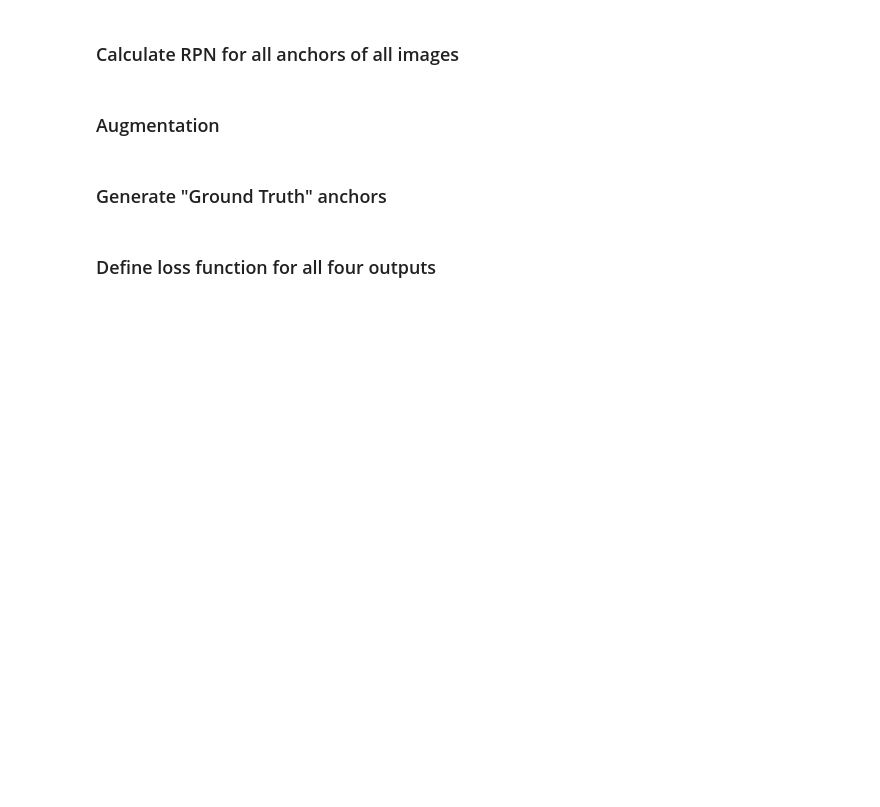
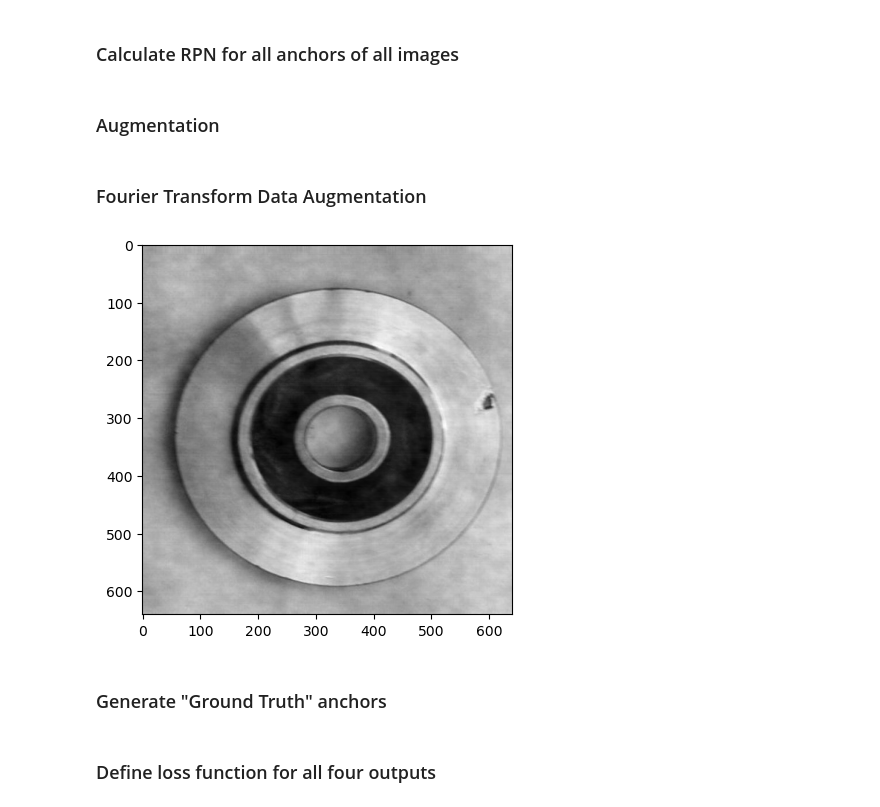
Before and after one commit to luizwritescode/frcnn, a Jupyter notebook: frcnn_train.ipynb, the cells around one changed output. Cells and saved outputs as stored; diff of their text form; code cells hidden in the pictures; blank space fills up the shorter version.

```diff
--- a/frcnn_train.ipynb
+++ b/frcnn_train.ipynb
@@ -778,6 +1072,58 @@ def augment(img_data, config, augment=True):
 	img_data_aug['width'] = img.shape[1]
 	img_data_aug['height'] = img.shape[0]
 	return img_data_aug, img
+# %% [markdown]
+### Fourier Transform Data Augmentation
+# %%
+
+
+def fourier_transform_augmentation(img, kind="phase"):
+	# Fourier Transform
+	fourier = fft2(img)
+
+	magnitude = np.sqrt(np.real(fourier)**2 + np.imag(fourier)**2)
+	phase = np.arctan2(np.imag(fourier), np.real(fourier))
+
+	if kind == "magnitude":
+		# Apply random noise to the magnitude
+
+		# Random noise
+		noise_factor = np.random.uniform(0,0.4)
+		noise = np.random.normal(loc=1.0, scale=noise_factor, size=magnitude.shape)
+
+		magnitude_noisy = magnitude * noise
+
+		ft_noisy = magnitude_noisy * np.exp(1j * phase)
+
+		# Inverse Fourier Transform
+		img_back = np.abs(ifft2(ft_noisy))
+
+		return img_back
+
+	elif kind == "phase":
+		# Apply random noise to the phase
+
+		# Random noise
+		noise_factor = np.random.uniform(-np.pi/4,np.pi/4)
+		noise = np.random.uniform(low=-noise_factor, high=noise_factor, size=phase.shape)
+
+		noisy_fourier = fourier * np.exp(1j * noise)
+
+		# Inverse Fourier Transform
+		img_back = np.abs(ifft2(noisy_fourier))
+
+		return img_back
+
+
+# Test the function
+# img = cv2.imread(all_data[49]['img_path'], cv2.IMREAD_GRAYSCALE)
+
+# img_back = fourier_transform_augmentation(img, kind="phase")
+
+# plt.imshow(img_back, cmap="gray")
+# plt.show()
+# %% [output]
+[figure, added]
 # %% [markdown]
 ### Generate "Ground Truth" anchors
 # %%
```
Also changed, not shown: parts of 22 cells of this notebook, 21 other files.
